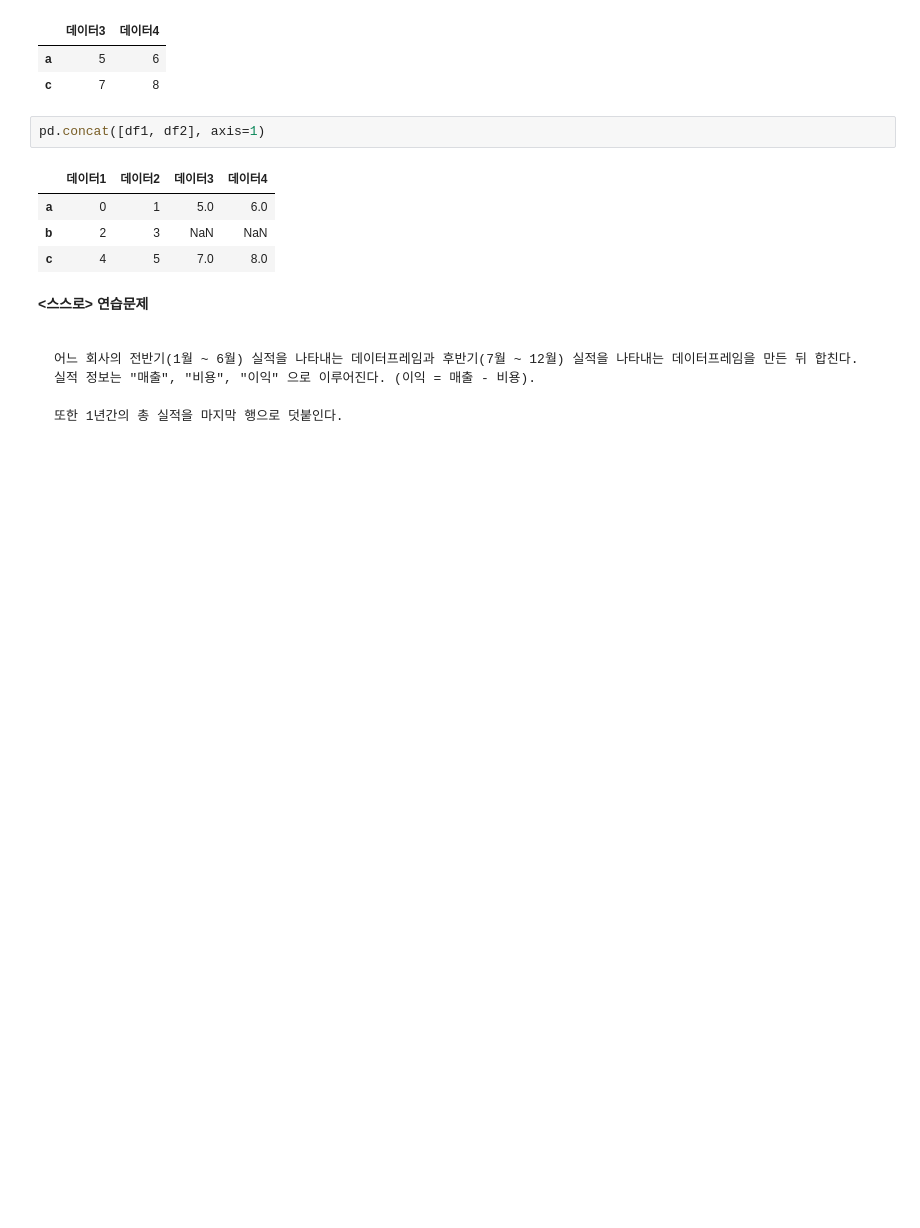
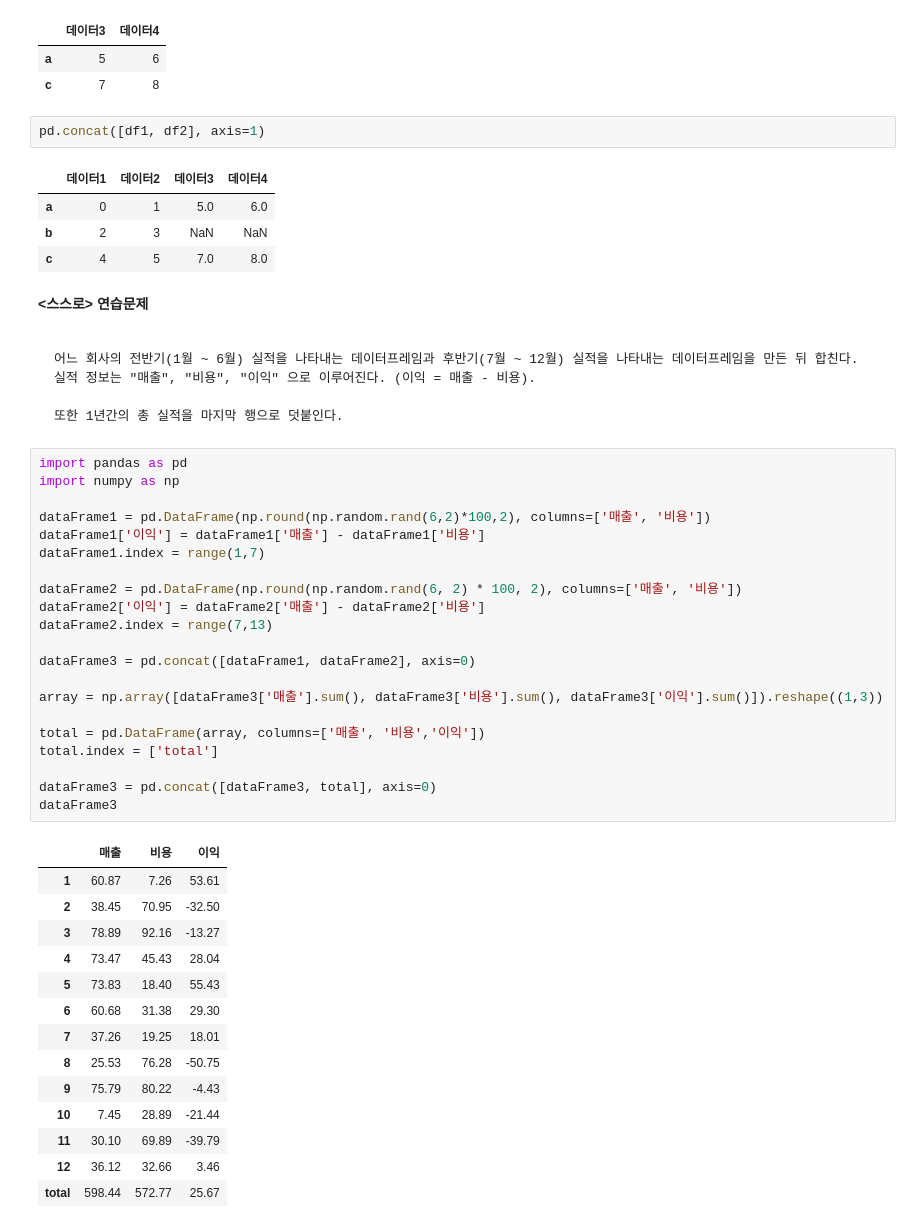
Before and after one commit to SWeat-python-weekend-study/Yeongbeom-Song, a Jupyter notebook: 210227-3.ipynb, the cells around one changed output. Drawn from its saved outputs; the diff is of its cells as text; blank space fills up the shorter version.

`````diff
--- a/210227-3.ipynb
+++ b/210227-3.ipynb
@@ -273,3 +273,39 @@ pd.concat([df1, df2], axis=1)
 
 또한 1년간의 총 실적을 마지막 행으로 덧붙인다.
 ````
+# %%
+import pandas as pd
+import numpy as np
+
+dataFrame1 = pd.DataFrame(np.round(np.random.rand(6,2)*100,2), columns=['매출', '비용'])
+dataFrame1['이익'] = dataFrame1['매출'] - dataFrame1['비용']
+dataFrame1.index = range(1,7)
+
+dataFrame2 = pd.DataFrame(np.round(np.random.rand(6, 2) * 100, 2), columns=['매출', '비용'])
+dataFrame2['이익'] = dataFrame2['매출'] - dataFrame2['비용']
+dataFrame2.index = range(7,13)
+
+dataFrame3 = pd.concat([dataFrame1, dataFrame2], axis=0)
+
+array = np.array([dataFrame3['매출'].sum(), dataFrame3['비용'].sum(), dataFrame3['이익'].sum()]).reshape((1,3))
+
+total = pd.DataFrame(array, columns=['매출', '비용','이익'])
+total.index = ['total']
+
+dataFrame3 = pd.concat([dataFrame3, total], axis=0)
+dataFrame3
+# %% [output]
+|  | 매출 | 비용 | 이익 |
+| 1 | 60.87 | 7.26 | 53.61 |
+| 2 | 38.45 | 70.95 | -32.50 |
+| 3 | 78.89 | 92.16 | -13.27 |
+| 4 | 73.47 | 45.43 | 28.04 |
+| 5 | 73.83 | 18.40 | 55.43 |
+| 6 | 60.68 | 31.38 | 29.30 |
+| 7 | 37.26 | 19.25 | 18.01 |
+| 8 | 25.53 | 76.28 | -50.75 |
+| 9 | 75.79 | 80.22 | -4.43 |
+| 10 | 7.45 | 28.89 | -21.44 |
+| 11 | 30.10 | 69.89 | -39.79 |
+| 12 | 36.12 | 32.66 | 3.46 |
+| total | 598.44 | 572.77 | 25.67 |
`````
